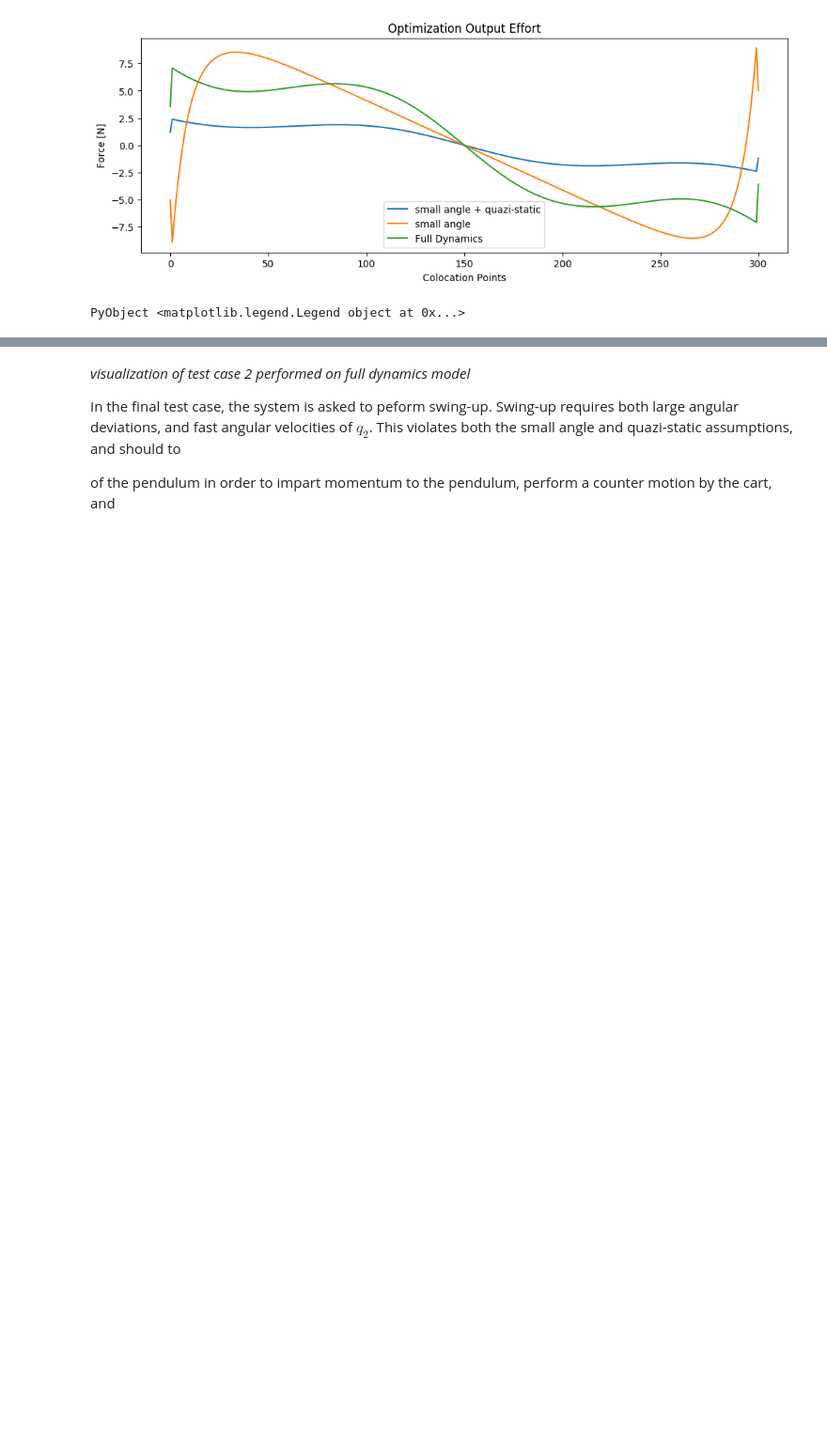
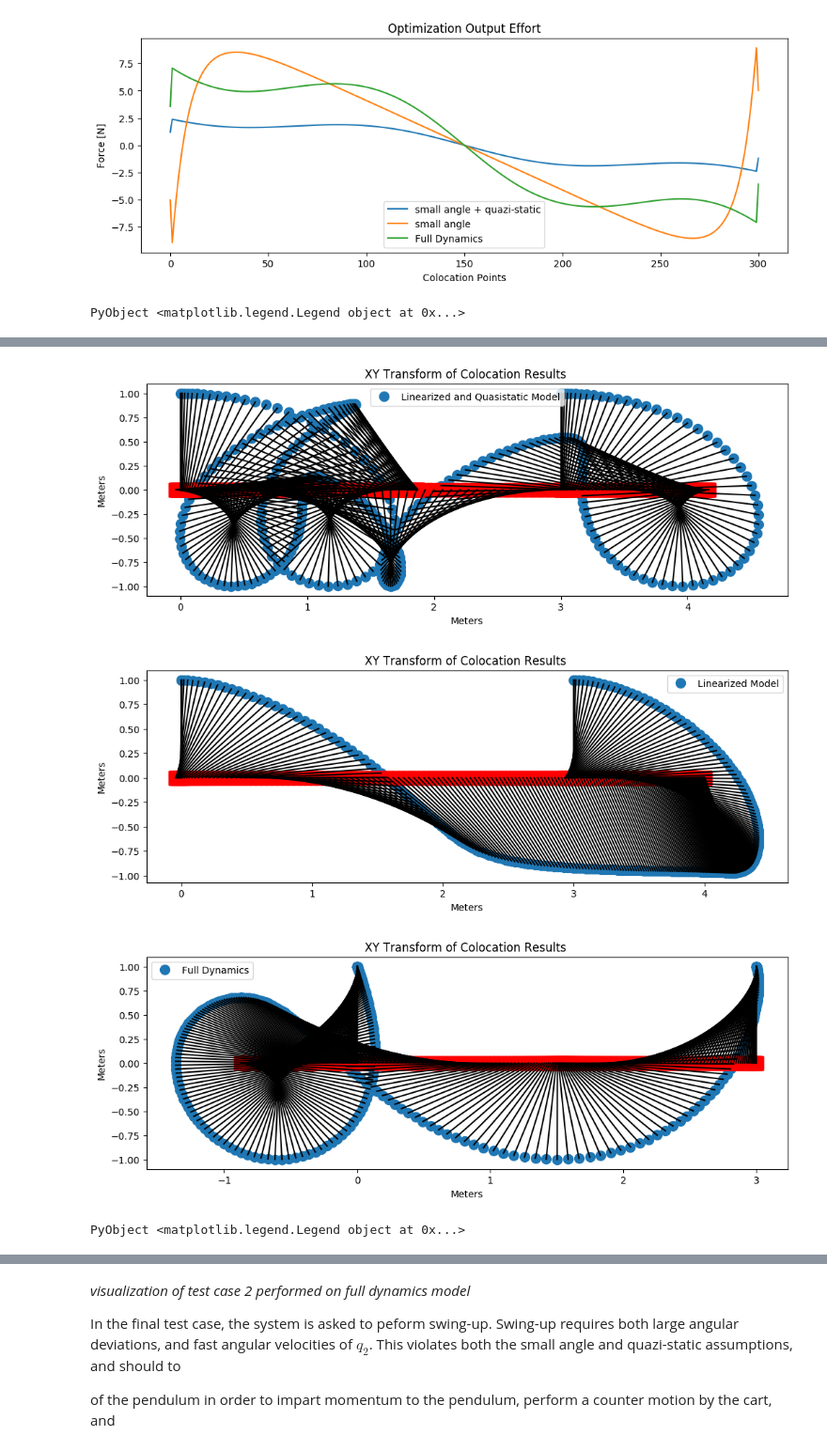
Before and after one commit to the1kieran/pullCartTrajOpt, a Jupyter notebook: finalProject/finalReport.ipynb, the cells around one changed output, grey strips where cells are left out. Shown at 94% size. Saved outputs shown, nothing was run; the diff lists cells and outputs as text; code cells hidden in the pictures; blank space fills up the shorter version.

```diff
--- a/finalProject/finalReport.ipynb
+++ b/finalProject/finalReport.ipynb
@@ -755 +786,16 @@ legend(["small angle + quazi-static","small angle", "Full Dynamics" ])
 PyObject <matplotlib.legend.Legend object at 0x...>
+# %%
+figure(figsize=(12,4))
+plotXY(x1)
+legend(["Linearized and Quasistatic Model"])
+figure(figsize=(12,4))
+plotXY(x2)
+legend(["Linearized Model"])
+figure(figsize=(12,4))
+plotXY(x3)
+legend(["Full Dynamics"])
+# %% [output]
+[figure, added]
+[figure, added]
+[figure, added]
+PyObject <matplotlib.legend.Legend object at 0x...>
```
Also changed, not shown: parts of 40 cells of this notebook.
